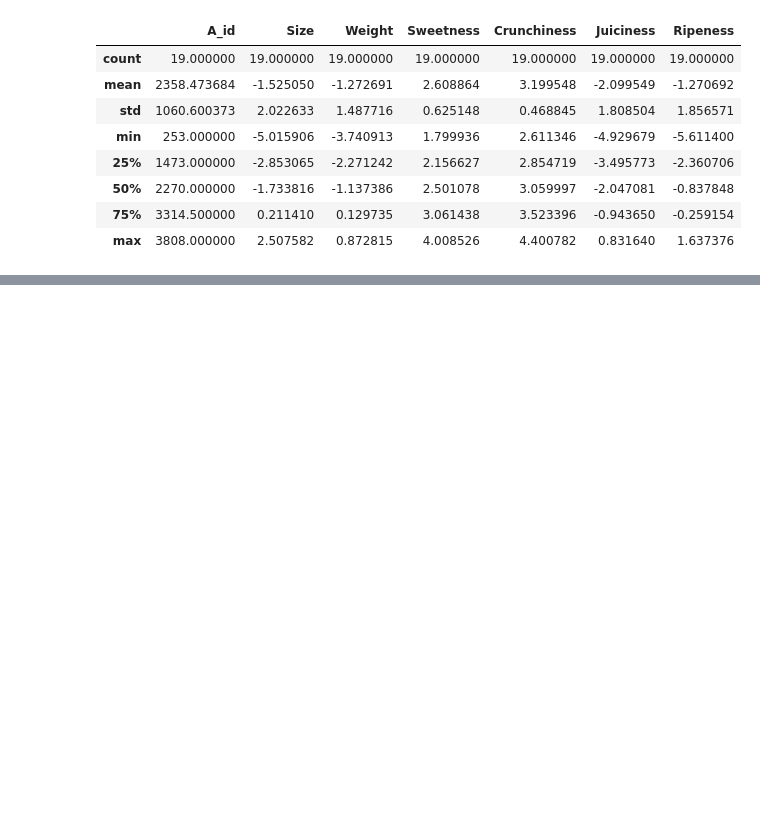
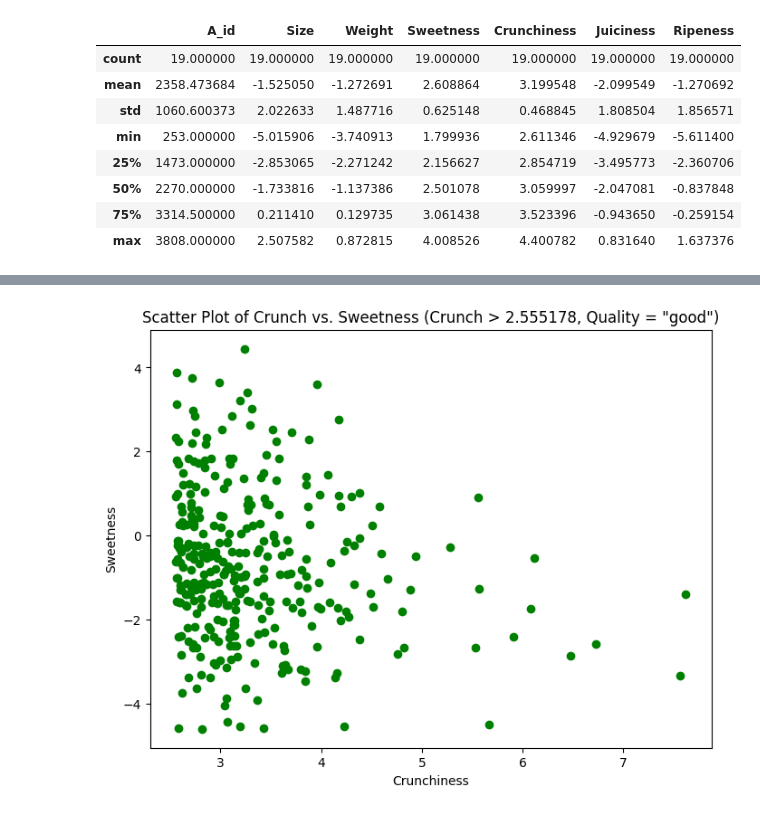
Before and after one commit to Vidado-DD/PythonPresentation, a Jupyter notebook: Apples.ipynb, the cells around one changed output, grey strips where cells are left out. Saved outputs shown, nothing was run; the diff lists cells and outputs as text; code cells hidden in the pictures; blank space fills up the shorter version.

```diff
--- a/Apples.ipynb
+++ b/Apples.ipynb
@@ -273,0 +283,16 @@ df.query('Quality == "bad" and Crunchiness >= 2.555178 and Sweetness >= 1.769988
+# %%
+filtered_df = df[(df['Crunchiness'] > 2.555178) & (df['Quality'] == 'good')]
+
+x = filtered_df['Crunchiness']
+y = filtered_df['Sweetness']
+
+plt.figure(figsize=(8, 6))
+plt.scatter(x, y, c = "green")
+
+plt.xlabel('Crunchiness')
+plt.ylabel('Sweetness')
+plt.title('Scatter Plot of Crunch vs. Sweetness (Crunch > 2.555178, Quality = "good")')
+
+plt.show()
+# %% [output]
+[figure, added]
```
Also changed, not shown: parts of 7 cells of this notebook.
